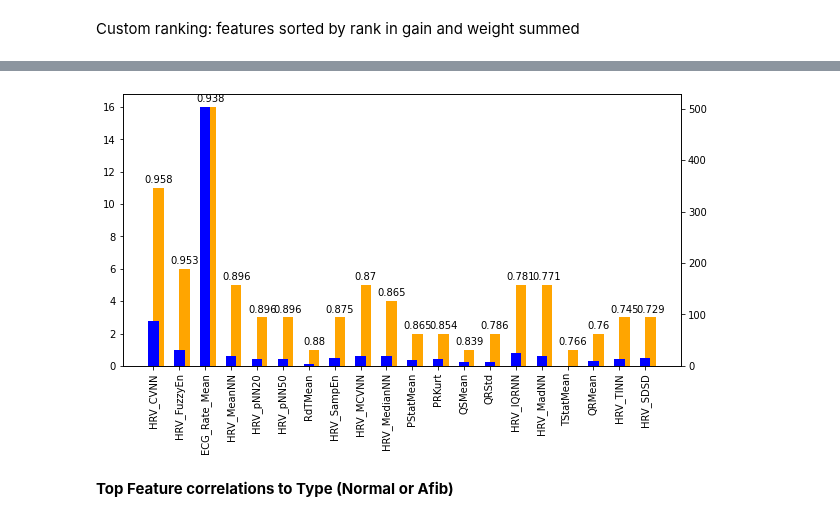
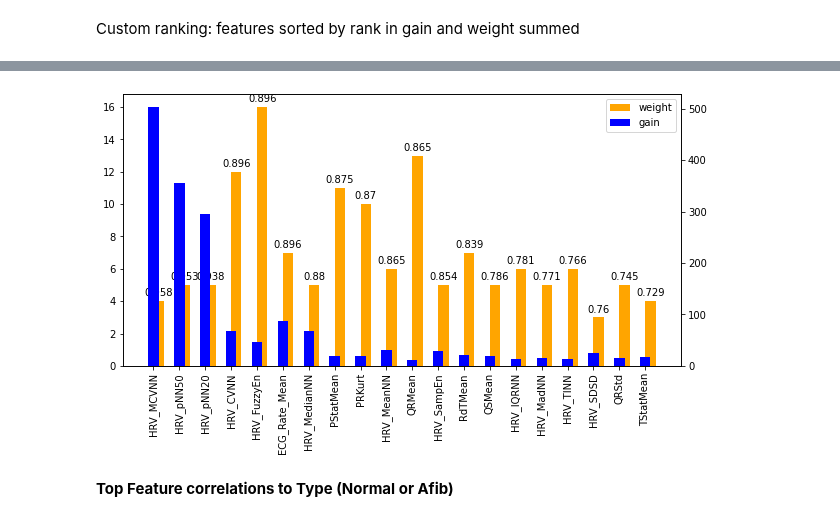
Before and after one commit to loewe2/die-sonderposten, a Jupyter notebook: xgbfeatures.ipynb, the cells around one changed output, grey strips where cells are left out. Saved outputs shown, nothing was run; the diff lists cells and outputs as text; code cells hidden in the pictures.

```diff
--- a/xgbfeatures.ipynb
+++ b/xgbfeatures.ipynb
@@ -152,17 +98,34 @@ test
+# %%
+commbinded_feature_importance = {}
+for key in feature_important_g:
+    commbinded_feature_importance[key]=feature_important_g[key]*feature_important_w[key]
+
+sorted_dict = dict(sorted(commbinded_feature_importance.items(), key=lambda item: item[1], reverse=True))
+
+gain = []
+weight = []
+combined = []
+names = []
+for key in sorted_dict:
+    gain.append(feature_important_g[key])
+    weight.append(feature_important_w[key])
+    combined.append(sorted_dict)
+    names.append(key)
 # %%
 lim=20
 
 fig, ax = plt.subplots(figsize=(10,5))
 plt.xticks(rotation='vertical')
 ax2=ax.twinx()
 #ax3=ax2.twinx()
-p1 = ax.bar(keys_w[0:lim], values_w[0:lim], label='weight',color='orange',align='edge', width=0.4)
-p2 = ax2.bar(keys_g[0:lim], values_g[0:lim], label='gain', color='blue', width=0.4)
+p1 = ax.bar(names[0:lim], weight[0:lim], label='weight',color='orange',align='edge', width=0.4)
+p2 = ax2.bar(names[0:lim], gain[0:lim], label='gain', color='blue', width=0.4)
 #p2 = ax3.bar(keys_w[0:lim], rank[0:lim], label='gain', width=0.4, color='red')
 ax.bar_label(p1, labels=np.round(rank[0:lim],3), padding=3)
+plt.legend(handles=[p1,p2])
 plt.show()
 # %% [output]
-[figure, old version]
+[figure, new version]
 # %%
 with open('Neurokit_Dataset.pkl', 'rb') as mit:
     dat = pickle.load(mit)
```
Also changed, not shown: parts of 5 cells of this notebook.
